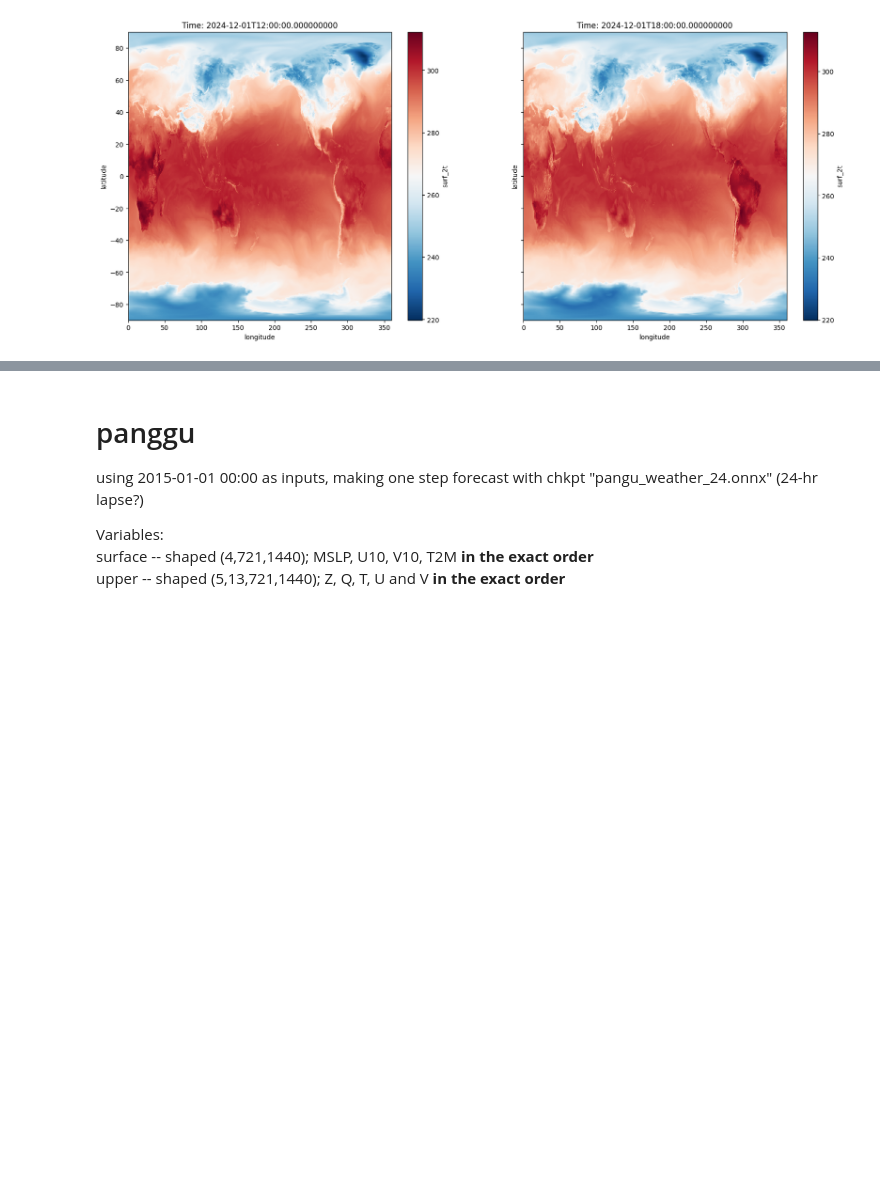
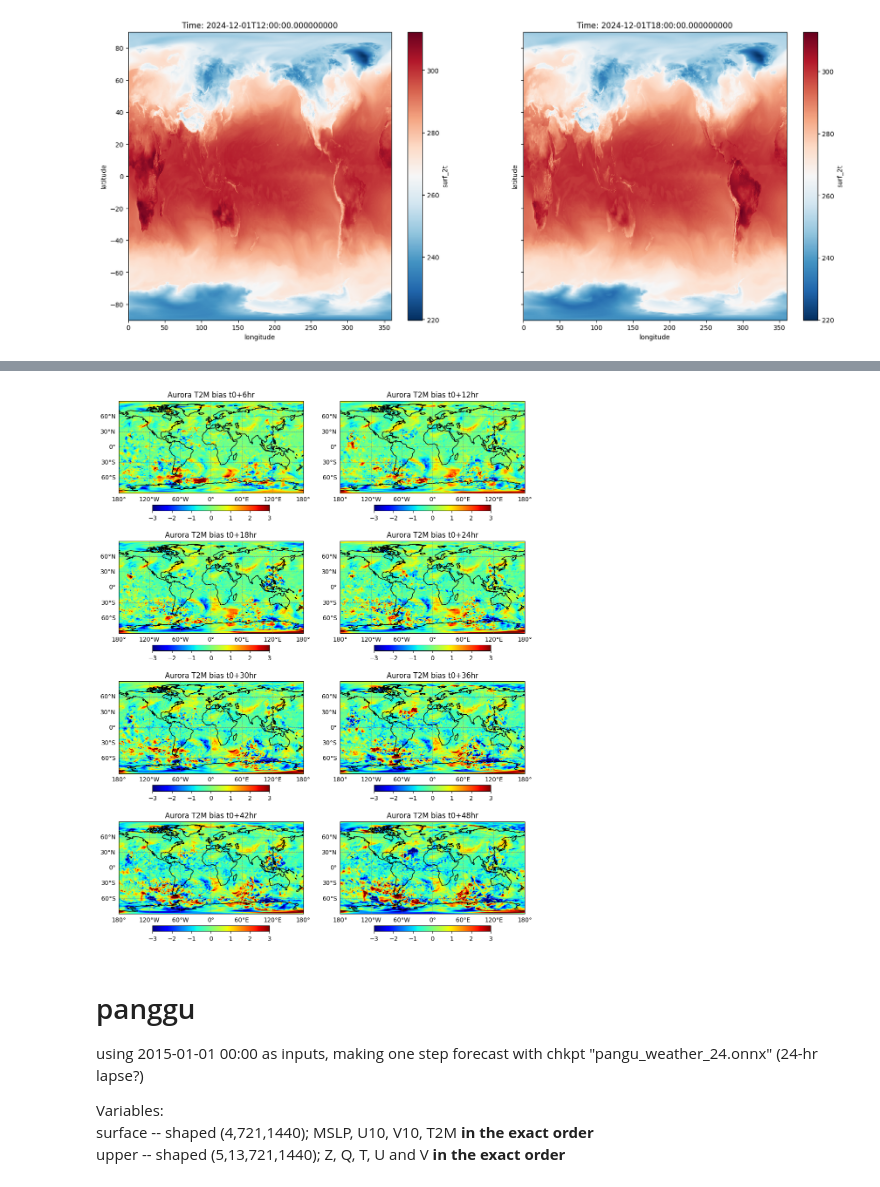
Before and after one commit to nasa-nccs-hpda/qefm-core, a Jupyter notebook: notebooks/ck_output_v1.ipynb, the cells around one changed output, grey strips where cells are left out. Cells and saved outputs as stored; diff of their text form; code cells hidden in the pictures; blank space fills up the shorter version.

```diff
--- a/notebooks/ck_output_v1.ipynb
+++ b/notebooks/ck_output_v1.ipynb
@@ -116,0 +140,5 @@ for i, ax in enumerate(axes):
+# %%
+init_date = "2020-01-01"
+f_root = Path("/discover/nobackup/projects/QEFM/data/rollout_outputs/FMAurora")
+files = sorted(f_root.glob(f"{init_date}/*.nc"))
+print(len(files))
@@ -116,0 +147,3 @@ for i, ax in enumerate(axes):
+# %%
+dset = xr.open_mfdataset(files[:8])
+dset
@@ -116,0 +168,4 @@ for i, ax in enumerate(axes):
+# %%
+t_root = Path("/discover/nobackup/jli30/data/Aurora")
+files = [t_root / f"2020-01-0{i+1}-surface-level.nc" for i in range(3)]
+files
@@ -116,0 +176,3 @@ for i, ax in enumerate(axes):
+# %%
+dset_true = xr.open_mfdataset(files)
+dset_true
@@ -117,3 +287,24 @@ for i, ax in enumerate(axes):
+# %%
+vname = "Aurora T2M"
+fig, axes = plt.subplots(4, 2, figsize=(12, 16), subplot_kw={'projection': ccrs.PlateCarree()})
+axes = axes.flatten()
+extent = [-180, 180, -90, 90]
+for n in range(8):
+    hr = 6*(n+1)
+    truth = dset_true['t2m'].isel(valid_time=(n+1)).to_numpy()[:-1,:]
+    # try to use climatology as ground truth
+    #truth = data['sur_climate'][n, 12].numpy()[:-1, :]
+    pred = dset['surf_2t'].isel(time=n).to_numpy().squeeze()
+    im = axes[n].imshow(pred-truth, extent=extent, origin='lower', cmap='jet', vmin=-3, vmax=3)
+    axes[n].set_title(f"{vname} bias t0+{hr}hr")
+    axes[n].coastlines()
+
+    gl = axes[n].gridlines(draw_labels=True, linestyle="--", linewidth=0.5, color='gray')
+    gl.top_labels = False
+    gl.right_labels = False
+    fig.colorbar(im, ax=axes[n], orientation='horizontal', fraction=0.05, pad=0.1)
+# %% [output]
+[figure, added]
 # %% [markdown]
 # panggu
 using 2015-01-01 00:00 as inputs, making one step forecast with chkpt "pangu_weather_24.onnx" (24-hr lapse?)
```
Also changed, not shown: parts of 7 cells of this notebook, 3 other files.
